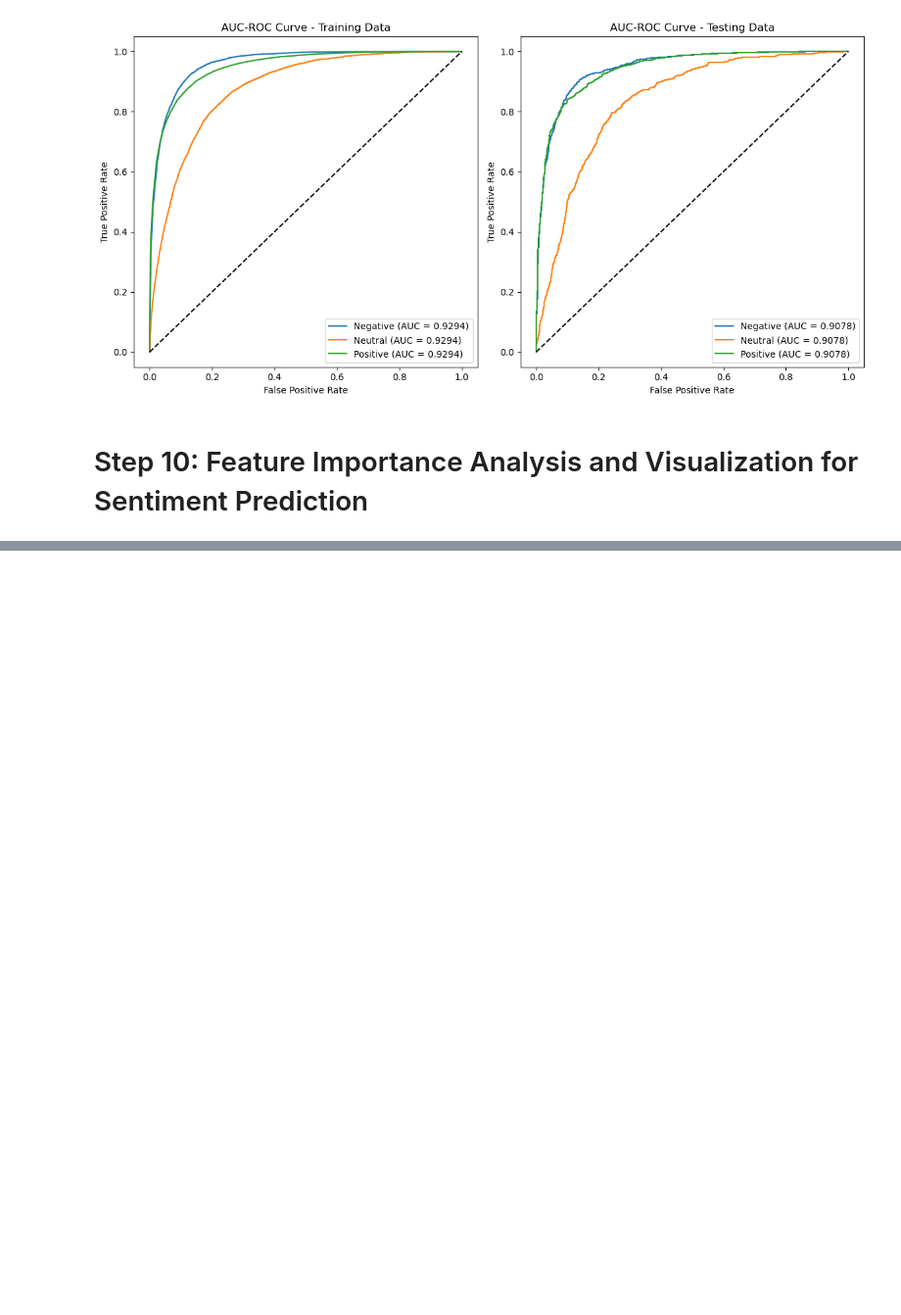
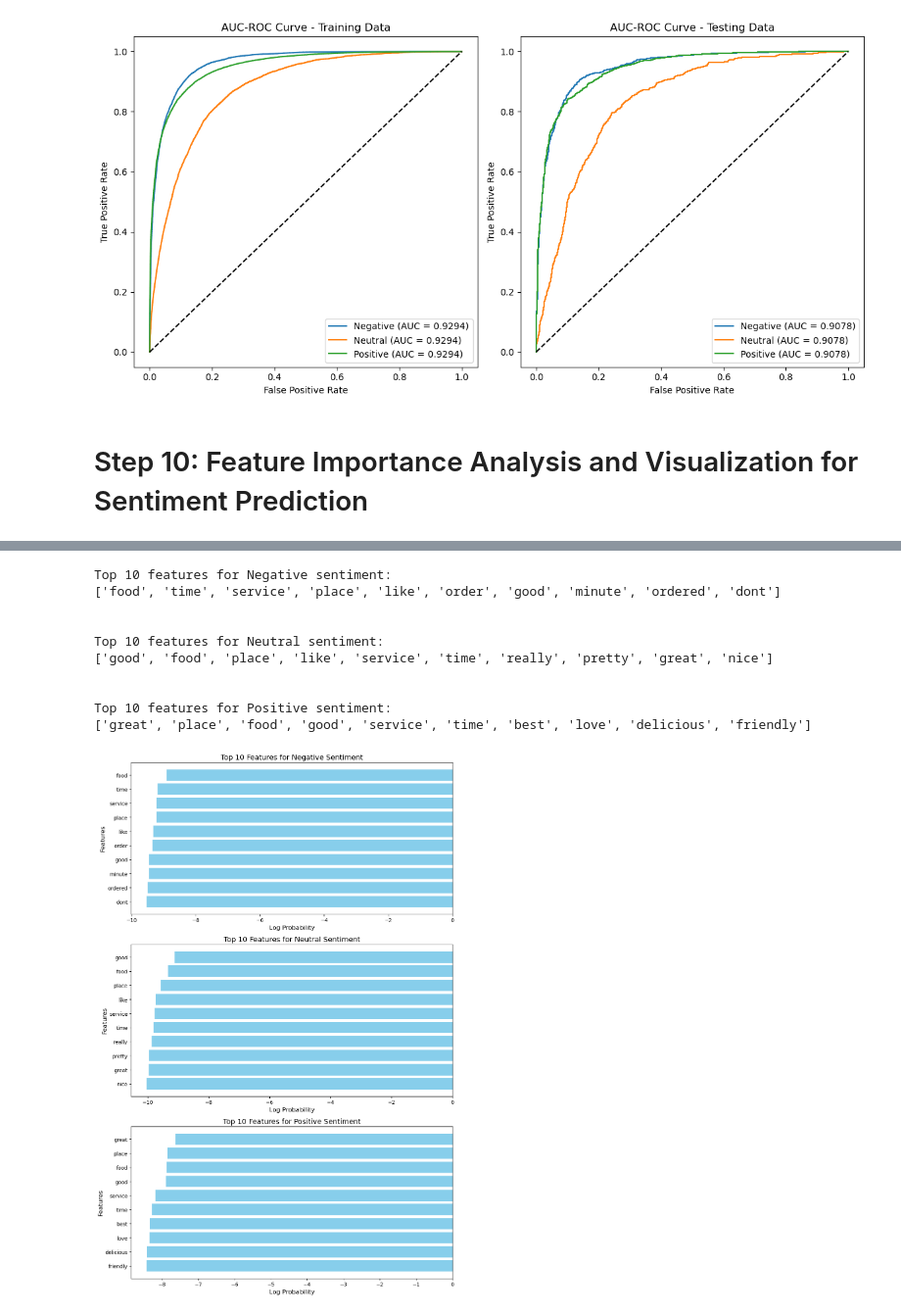
Before and after one commit to LCIT-W25/AISC-T3-Grp3, a Jupyter notebook: NLP/Assignment_2/Assignment 2.ipynb, the cells around one changed output, grey strips where cells are left out. Shown: that part at 98% size. Saved outputs shown, nothing was run; the diff lists cells and outputs as text; code cells hidden in the pictures; blank space fills up the shorter version.

```diff
--- a/NLP/Assignment_2/Assignment 2.ipynb
+++ b/NLP/Assignment_2/Assignment 2.ipynb
@@ -596,3 +552,64 @@ plt.show()
+# %%
+# Step 1: Initialize the vectorizer and fit it on the training data
+vectorizer = TfidfVectorizer(ngram_range=(1, 2), stop_words='english')
+
+# Step 2: Fit and transform the training data
+X_train_tfidf = vectorizer.fit_transform(X_train_raw)
+
+# Step 3: Transform the test data using the fitted vectorizer
+X_test_tfidf = vectorizer.transform(X_test_raw)
+
+# Step 4: Train the Naive Bayes model on the transformed training data
+nb_model = MultinomialNB()
+nb_model.fit(X_train_tfidf, y_train)
+
+# Step 5: Get the feature names from the fitted vectorizer
+feature_names = vectorizer.get_feature_names_out()
+
+# Step 6: Get the log-probabilities for each class (Negative, Neutral, Positive)
+log_probs = nb_model.feature_log_prob_
+
+# Step 7: Create a DataFrame to hold the log-probabilities for each class
+log_probs_df = pd.DataFrame(log_probs.T, columns=['Negative', 'Neutral', 'Positive'], index=feature_names)
+
+# Step 8: Select the top N features for each sentiment
+top_n = 10
+top_features_dict = {
+    sentiment: log_probs_df.sort_values(by=sentiment, ascending=False).head(top_n)[sentiment]
+    for sentiment in ['Negative', 'Neutral', 'Positive']
+}
+
+# Print the top features as lists
+for sentiment, top_features in top_features_dict.items():
+    print(f"Top {top_n} features for {sentiment} sentiment:")
+    print(top_features.index.tolist())
+    print("\n")
+
+# Step 9: Visualize the top 10 features for each class
+fig, axes = plt.subplots(3, 1, figsize=(10, 15))
+
+for i, (sentiment, top_features) in enumerate(top_features_dict.items()):
+    ax = axes[i]
+    ax.barh(top_features.index, top_features.values, color='skyblue')
+    ax.set_title(f"Top {top_n} Features for {sentiment} Sentiment", fontsize=14)
+    ax.set_xlabel('Log Probability', fontsize=12)
+    ax.set_ylabel('Features', fontsize=12)
+    ax.invert_yaxis()  # To display the highest probability on top
+
+plt.tight_layout()
+plt.show()
+# %% [output]
+Top 10 features for Negative sentiment:
+['food', 'time', 'service', 'place', 'like', 'order', 'good', 'minute', 'ordered', 'dont']
+
+
+Top 10 features for Neutral sentiment:
+['good', 'food', 'place', 'like', 'service', 'time', 'really', 'pretty', 'great', 'nice']
+
+
+Top 10 features for Positive sentiment:
+['great', 'place', 'food', 'good', 'service', 'time', 'best', 'love', 'delicious', 'friendly']
+[figure, added]
 # %%
 # Question - Do call out what else could be done to tune the model and how it would have helped (w/ some numbers) at the top/bottom of your notebook.
 # 1. Adjust Class Weights or Thresholds: Fine-tuning class weights or prediction thresholds could balance F1 Scores further, especially improving the Negative class beyond 0.54 on testing.
```
Also changed, not shown: parts of 1 cell of this notebook, 2 other files.
